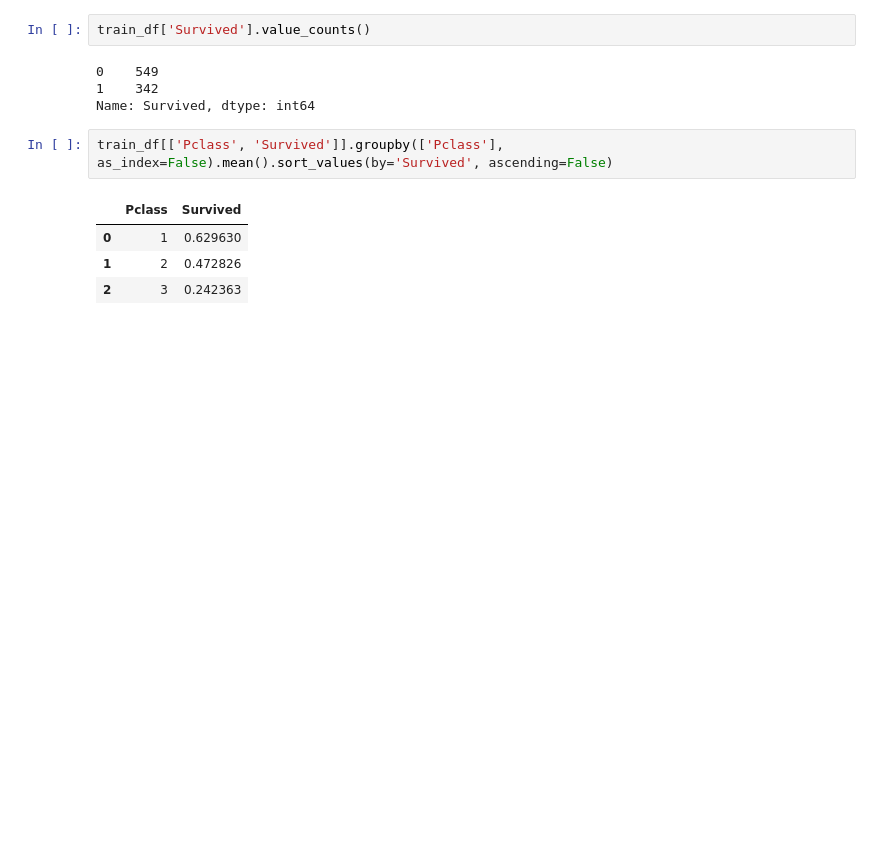
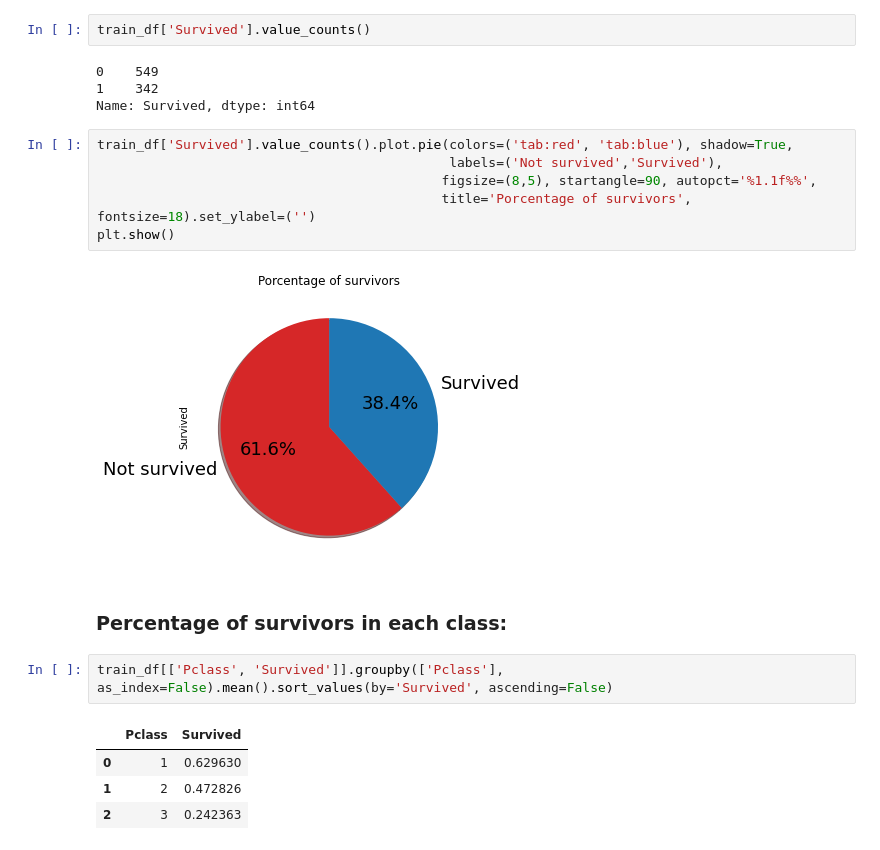
Before and after one commit to jordanfalcao/kaggle, a Jupyter notebook: titanic-disaster-survivors.ipynb, the cells around one changed output. Cells and saved outputs as stored; diff of their text form; blank space fills up the shorter version.

```diff
--- a/titanic-disaster-survivors.ipynb
+++ b/titanic-disaster-survivors.ipynb
@@ -112,6 +123,16 @@ train_df['Survived'].value_counts()
 0    549
 1    342
 Name: Survived, dtype: int64
+# %%
+train_df['Survived'].value_counts().plot.pie(colors=('tab:red', 'tab:blue'), shadow=True,
+                                             labels=('Not survived','Survived'),
+                                            figsize=(8,5), startangle=90, autopct='%1.1f%%',
+                                            title='Porcentage of survivors', fontsize=18).set_ylabel=('')
+plt.show()
+# %% [output]
+[figure, added]
+# %% [markdown]
+### Percentage of survivors in each class:
 # %%
 train_df[['Pclass', 'Survived']].groupby(['Pclass'], as_index=False).mean().sort_values(by='Survived', ascending=False)
 # %% [output]
```
Also changed, not shown: parts of 3 cells of this notebook.
